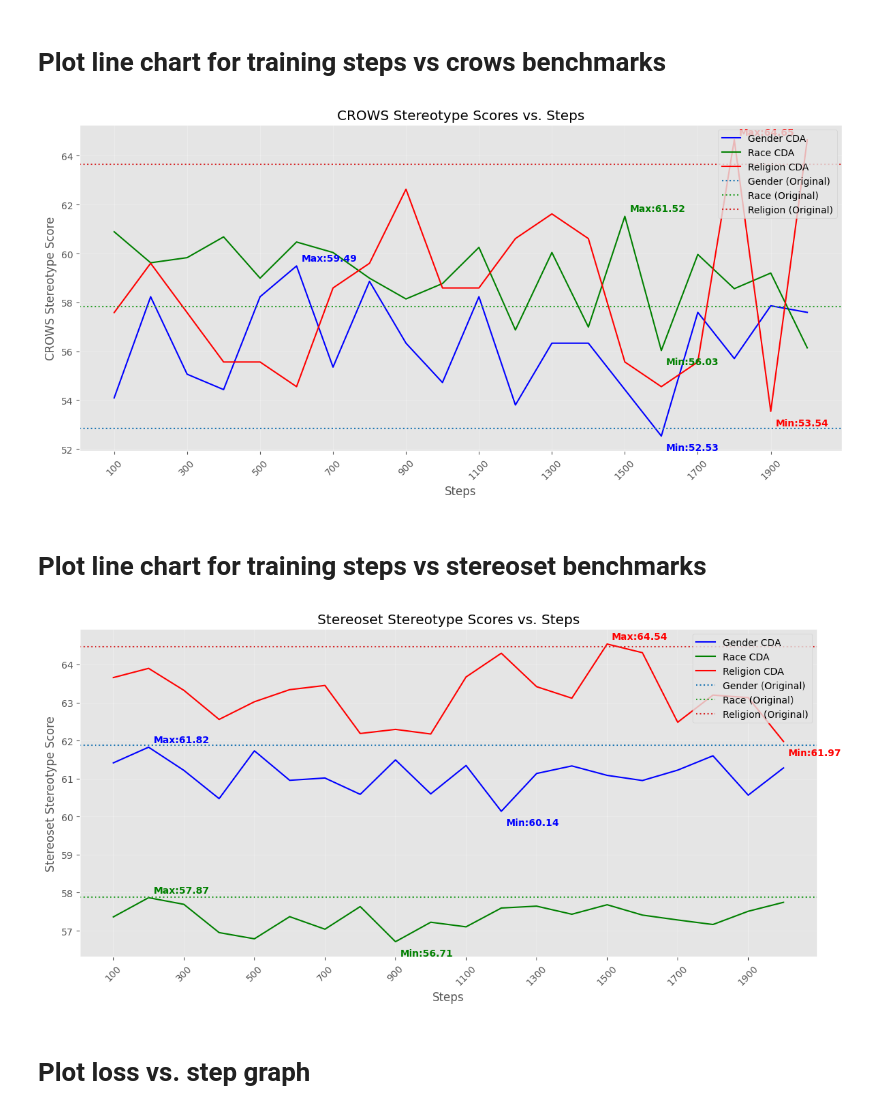
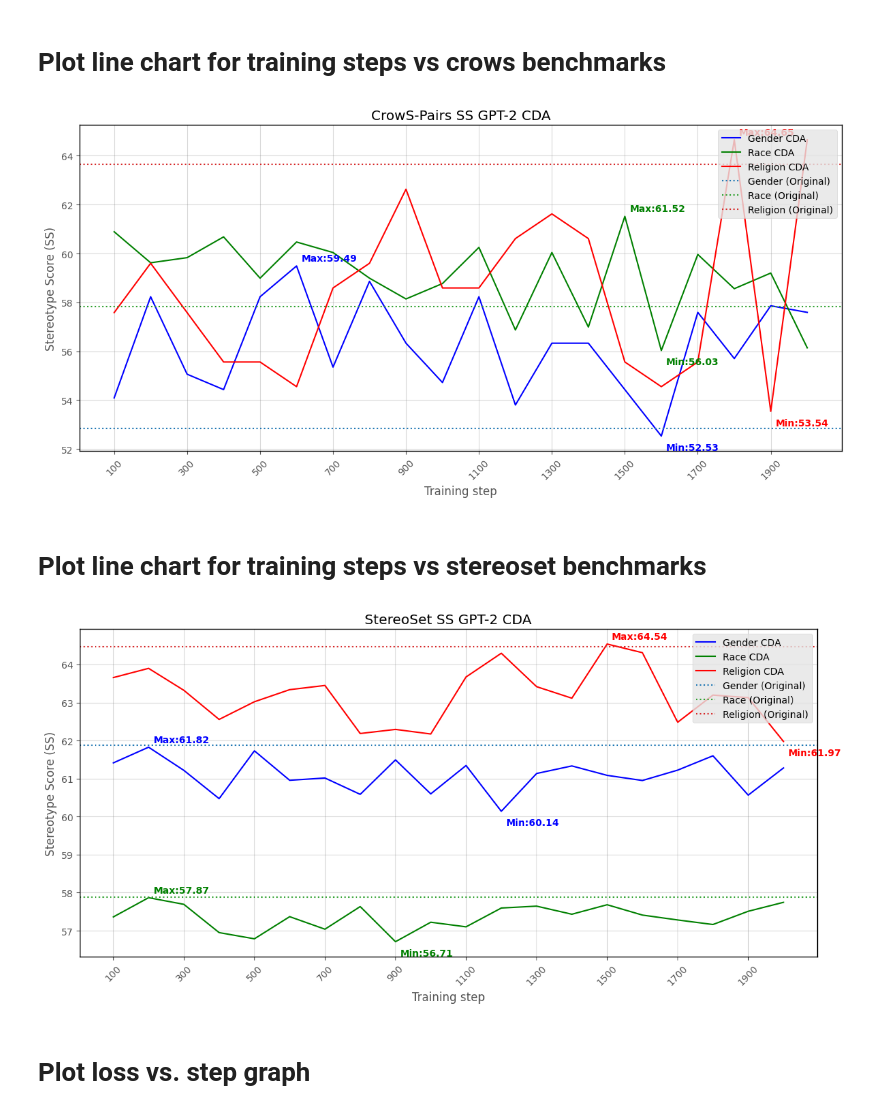
Before and after one commit to ao9000/bias-bench, a Jupyter notebook: visualization/run_cda_visualization.ipynb, the cells around one changed output. Cells and saved outputs as stored; diff of their text form; code cells hidden in the pictures.

```diff
--- a/visualization/run_cda_visualization.ipynb
+++ b/visualization/run_cda_visualization.ipynb
@@ -609,6 +637,19 @@ import numpy as np
 
 # Create the plot
 fig, ax = plt.subplots(figsize=(12, 6))
+
+fig.patch.set_facecolor('white')  # Set figure background to white
+ax.set_facecolor('white')
+
+# Add grid
+plt.grid(True, alpha=0.3, color='grey')
+
+# Set black frame for axes
+ax.spines['top'].set_color('black')
+ax.spines['bottom'].set_color('black')
+ax.spines['left'].set_color('black')
+ax.spines['right'].set_color('black')
+
 
 # Function to plot a line and label its max and min points
 def plot_line_with_labels(ax, x, y, color, label):
@@ -638,9 +679,9 @@ race_line = plot_line_with_labels(ax, steps, race_scores, 'green', 'Race CDA')
 religion_line = plot_line_with_labels(ax, steps, religion_scores, 'red', 'Religion CDA')
 
 # Set labels and title
-ax.set_xlabel('Steps')
-ax.set_ylabel('Stereoset Stereotype Score')
-ax.set_title('Stereoset Stereotype Scores vs. Steps')
+ax.set_xlabel('Training step')
+ax.set_ylabel('Stereotype Score (SS)')
+ax.set_title('StereoSet SS LLAMA-2-7B CDA')
 
 # Draw line for original stereotype score crows and add labels
 ax.axhline(y=stereoset_before_debias_ss_gender, color='tab:blue', linestyle='dotted', label='Gender (Original)')
@@ -861,6 +902,18 @@ import numpy as np
 
 # Create the plot
 fig, ax = plt.subplots(figsize=(12, 6))
+
+fig.patch.set_facecolor('white')  # Set figure background to white
+ax.set_facecolor('white')
+
+# Add grid
+plt.grid(True, alpha=0.3, color='grey')
+
+# Set black frame for axes
+ax.spines['top'].set_color('black')
+ax.spines['bottom'].set_color('black')
+ax.spines['left'].set_color('black')
+ax.spines['right'].set_color('black')
 
 # Function to plot a line and label its max and min points
 def plot_line_with_labels(ax, x, y, color, label):
@@ -890,40 +943,40 @@ race_line = plot_line_with_labels(ax, steps, race_scores, 'green', 'Race CDA')
 religion_line = plot_line_with_labels(ax, steps, religion_scores, 'red', 'Religion CDA')
 
 # Set labels and title
-ax.set_xlabel('Steps')
-ax.set_ylabel('CROWS Stereotype Score')
-ax.set_title('CROWS Stereotype Scores vs. Steps')
+ax.set_xlabel('Training step')
+ax.set_ylabel('Stereotype Score (SS)')
+ax.set_title('CrowS-Pairs SS GPT-2 CDA')
 
 # Draw line for original stereotype score crows and add labels
 ax.axhline(y=crows_before_debias_ss_gender, color='tab:blue', linestyle='dotted', label='Gender (Original)')
 # ax.text(ax.get_xlim()[1], stereoset_before_debias_ss_gender, f' {stereoset_before_debias_ss_gender:.2f}',
 #         va='center', ha='left', color='tab:blue')
 
 ax.axhline(y=crows_before_debias_ss_race, color='tab:green', linestyle='dotted', label='Race (Original)')
 # ax.text(ax.get_xlim()[1], stereoset_before_debias_ss_race, f' {stereoset_before_debias_ss_race:.2f}',
 #         va='center', ha='left', color='tab:green')
 
 ax.axhline(y=crows_before_debias_ss_religion, color='tab:red', linestyle='dotted', label='Religion (Original)')
 # ax.text(ax.get_xlim()[1], stereoset_before_debias_ss_religion, f' {stereoset_before_debias_ss_religion:.2f}',
 #         va='center', ha='left', color='tab:red')
 
 # Add legend
 ax.legend(loc='upper right')
 
 # Add grid
 plt.grid(True, alpha=0.3)
 
 # Adjust x-axis ticks
 plt.xticks(steps[::2], rotation=45)  # Show every other step label, rotated 45 degrees
 
 # Show the plot
 plt.tight_layout()
 plt.show()
 
 # Save chart in media dir
 fig.savefig('media/cda/gpt2_cda_crows.png')
 # %% [output]
-[figure, old version]
+[figure, new version]
 # %% [markdown]
 # Plot line chart for training steps vs stereoset benchmarks
 # %%
@@ -963,6 +1016,18 @@ import numpy as np
 
 # Create the plot
 fig, ax = plt.subplots(figsize=(12, 6))
+
+fig.patch.set_facecolor('white')  # Set figure background to white
+ax.set_facecolor('white')
+
+# Add grid
+plt.grid(True, alpha=0.3, color='grey')
+
+# Set black frame for axes
+ax.spines['top'].set_color('black')
+ax.spines['bottom'].set_color('black')
+ax.spines['left'].set_color('black')
+ax.spines['right'].set_color('black')
 
 # Function to plot a line and label its max and min points
 def plot_line_with_labels(ax, x, y, color, label):
@@ -992,9 +1057,9 @@ race_line = plot_line_with_labels(ax, steps, race_scores, 'green', 'Race CDA')
 religion_line = plot_line_with_labels(ax, steps, religion_scores, 'red', 'Religion CDA')
 
 # Set labels and title
-ax.set_xlabel('Steps')
-ax.set_ylabel('Stereoset Stereotype Score')
-ax.set_title('Stereoset Stereotype Scores vs. Steps')
+ax.set_xlabel('Training step')
+ax.set_ylabel('Stereotype Score (SS)')
+ax.set_title('StereoSet SS GPT-2 CDA')
 
 # Draw line for original stereotype score crows and add labels
 ax.axhline(y=stereoset_before_debias_ss_gender, color='tab:blue', linestyle='dotted', label='Gender (Original)')
@@ -1025,7 +1090,7 @@ plt.show()
 # Save chart in media dir
 fig.savefig('media/cda/gpt2_cda_stereoset.png')
 # %% [output]
-[figure, old version]
+[figure, new version]
 # %% [markdown]
 # Plot loss vs. step graph
 # %%
```
Also changed, not shown: parts of 9 cells of this notebook, 15 other files.
